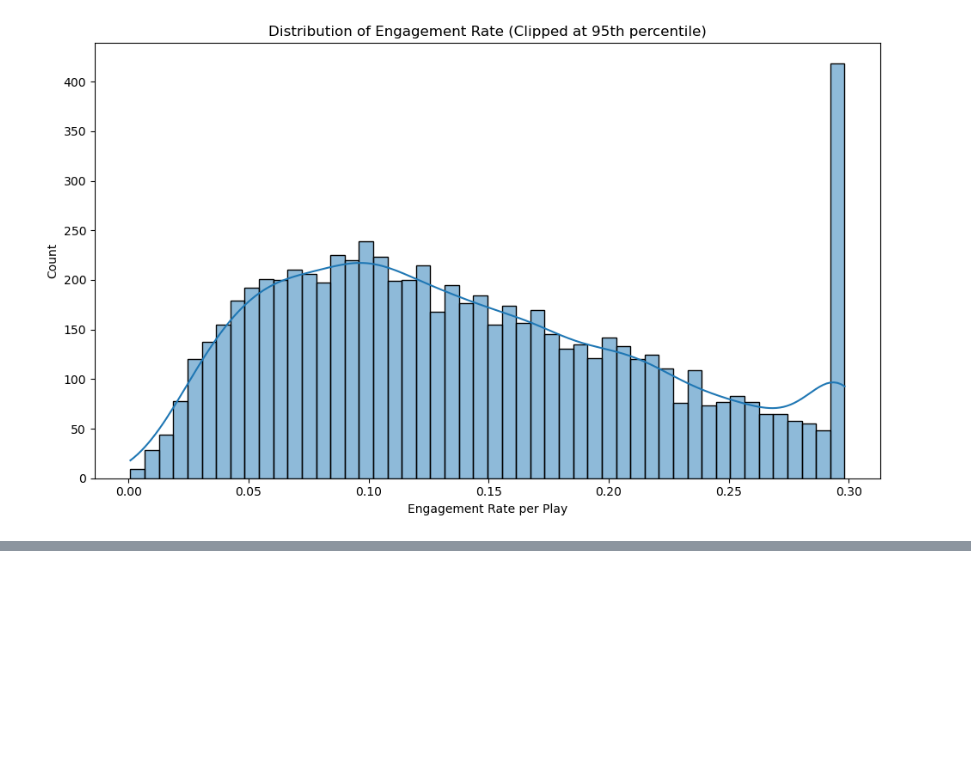
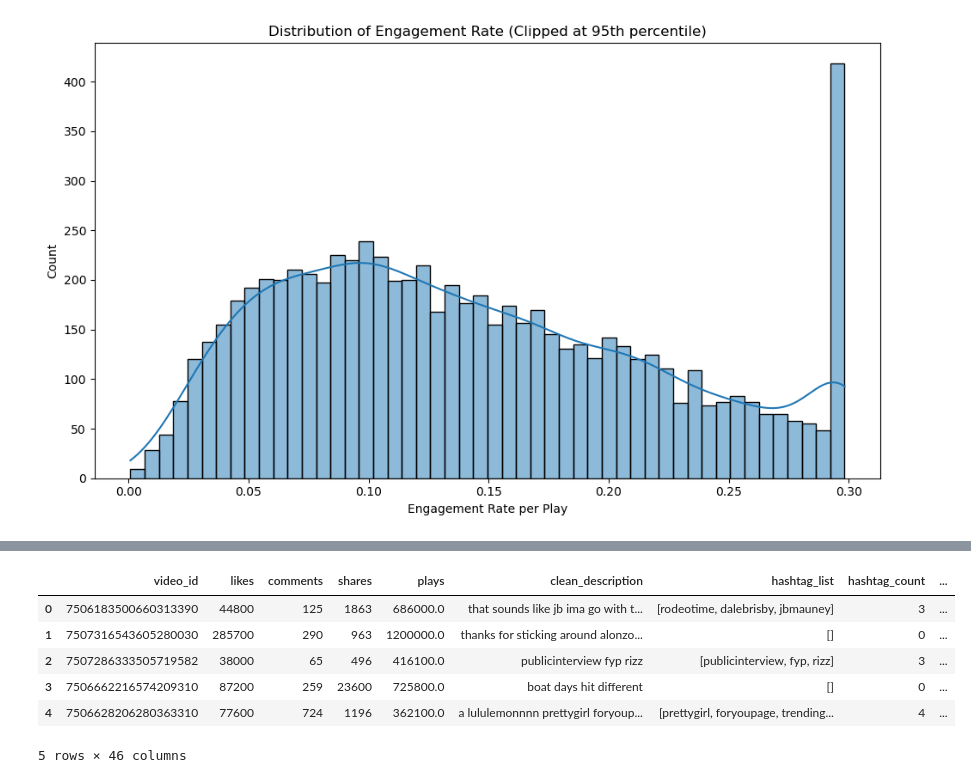
Before and after one commit to Qarsie/Tiktok_Py, a Jupyter notebook: preprocess.ipynb, the cells around one changed output, grey strips where cells are left out. Saved outputs shown, nothing was run; the diff lists cells and outputs as text; code cells hidden in the pictures; blank space fills up the shorter version.

```diff
--- a/preprocess.ipynb
+++ b/preprocess.ipynb
@@ -415,0 +944,11 @@ Implications:
+# %%
+# Display the first rows of the cleaned and processed dataset
+clean_df.head()
+# %% [output]
+|  | video_id | likes | comments | shares | plays | clean_description | hashtag_list | hashtag_count | ... |
+| 0 | 7506183500660313390 | 44800 | 125 | 1863 | 686000.0 | that sounds like jb ima go with t... | [rodeotime, dalebrisby, jbmauney] | 3 | ... |
+| 1 | 7507316543605280030 | 285700 | 290 | 963 | 1200000.0 | thanks for sticking around alonzo... | [] | 0 | ... |
+| 2 | 7507286333505719582 | 38000 | 65 | 496 | 416100.0 | publicinterview fyp rizz | [publicinterview, fyp, rizz] | 3 | ... |
+| 3 | 7506662216574209310 | 87200 | 259 | 23600 | 725800.0 | boat days hit different | [] | 0 | ... |
+| 4 | 7506628206280363310 | 77600 | 724 | 1196 | 362100.0 | a lululemonnnn prettygirl foryoup... | [prettygirl, foryoupage, trending... | 4 | ... |
+5 rows × 46 columns
```
Also changed, not shown: parts of 22 cells of this notebook, 2 other files.
